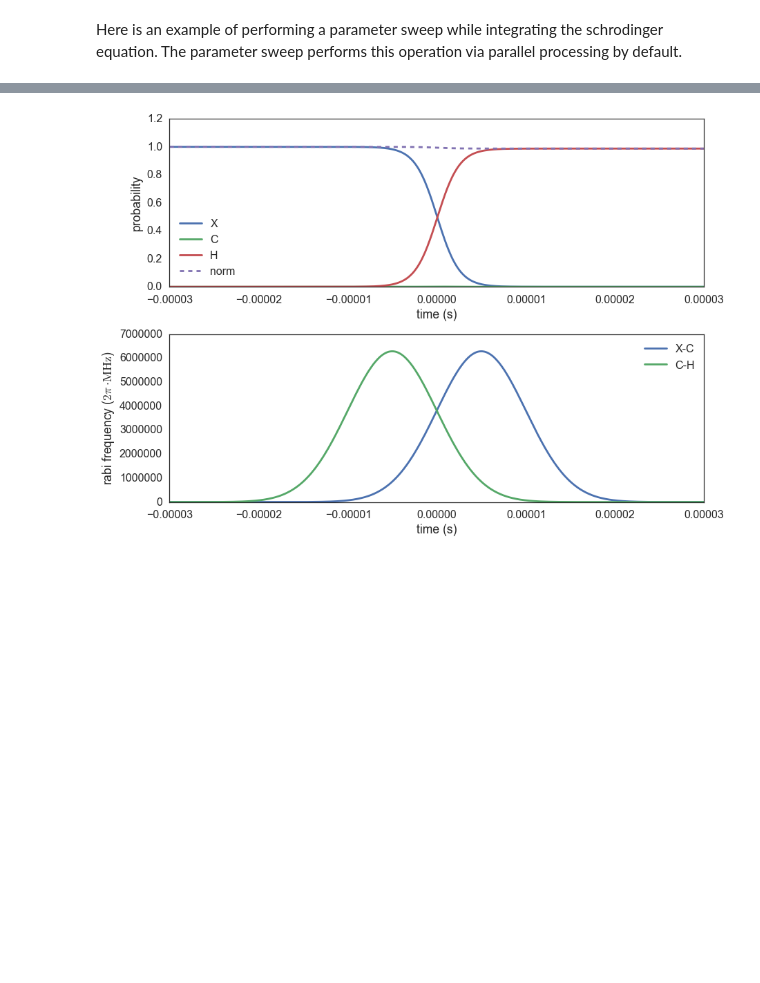
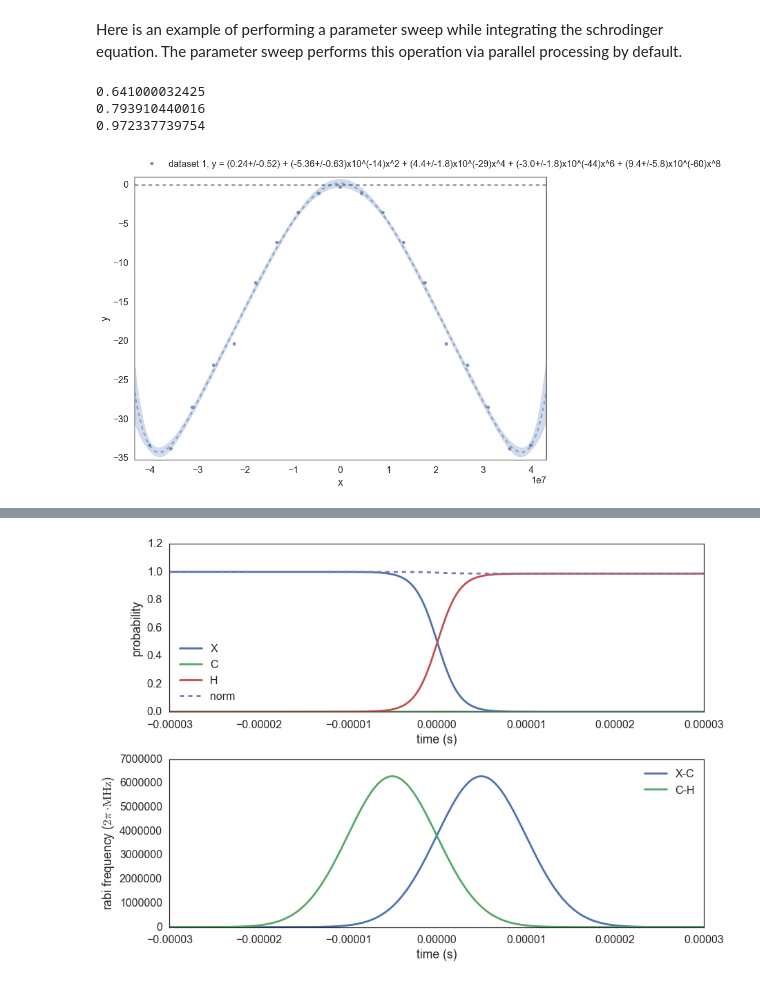
Before and after one commit to b-r-oleary/acme, a Jupyter notebook: Simulations/Schrodinger Equation Integration.ipynb, the cells around one changed output, grey strips where cells are left out. Drawn from its saved outputs; the diff is of its cells as text; code cells hidden in the pictures; blank space fills up the shorter version.

```diff
--- a/Simulations/Schrodinger Equation Integration.ipynb
+++ b/Simulations/Schrodinger Equation Integration.ipynb
@@ -16,6 +16,62 @@ from time import time
 simulations.IntegrateSchrodingerEquation.parameter_sweep
 # %% [markdown]
 Here is an example of performing a parameter sweep while integrating the schrodinger equation. The parameter sweep performs this operation via parallel processing by default.
+# %%
+#reload(simulations)
+
+gaussian = lambda t, t0, dt: np.exp(-(t - t0)**2/(2 * dt**2))
+
+Gamma = 1 / (500 * 10**(-9))
+Delta = 0#2 * np.pi * 10**(6)
+
+T = 4/float(Gamma)#30*10**(-6)
+N = 100
+
+
+
+t = np.linspace(-T, T, N)
+Omega = 2 * np.pi * (1 * 10**6)
+width = T/6
+
+phase_noise_amplitude = .1
+phase_noise_frequency = 2 * np.pi * .3 * 10**6
+phase_noise = phase_noise_amplitude * np.sin(phase_noise_frequency * t)
+
+omega0 = gaussian(t, width, width) * Omega * np.exp(- 1j * phase_noise)
+omega1 = gaussian(t, -width, width) * Omega * np.exp(+ 1j * phase_noise)
+
+delta = np.linspace(-20, 20, 19) * Gamma
+energy = lambda delta: {'X': -delta,
+                        'C': Delta - 1j*Gamma/2,
+                        'H': delta}
+
+t0 = time()
+ISE = simulations.IntegrateSchrodingerEquation.parameter_sweep(
+            delta,
+            t=t,
+            energy=energy,
+            omega ={('X','C'): omega0,
+                    ('C','H'): omega1},
+            psi0 = {'X':1, 'C':0, 'H':0},
+            final_state=True,
+            parallelize=False
+      )
+t1 = time()
+
+print (t1 - t0)
+
+final_state = np.array([0,0,1])
+ISE = np.array(ISE)
+P = np.log10(np.abs(np.dot(ISE,final_state))**2)
+regr = statfunctions.PolynomialFit1D(delta, P, orders=[0, 2, 4, 6, 8], renormalize_error=True)
+print 2 * (1/np.sqrt(-2*regr.coefficients[1]))/(Omega/np.sqrt(Gamma * width))
+print 2 * (1/np.sqrt(-2*regr.coefficients[1]))/(Omega)
+regr.plot()
+# %% [output]
+0.641000032425
+0.793910440016
+0.972337739754
+[figure, added]
 # %%
 #reload(simulations)
 
```
Also changed, not shown: parts of 6 cells of this notebook, 26 other files.
